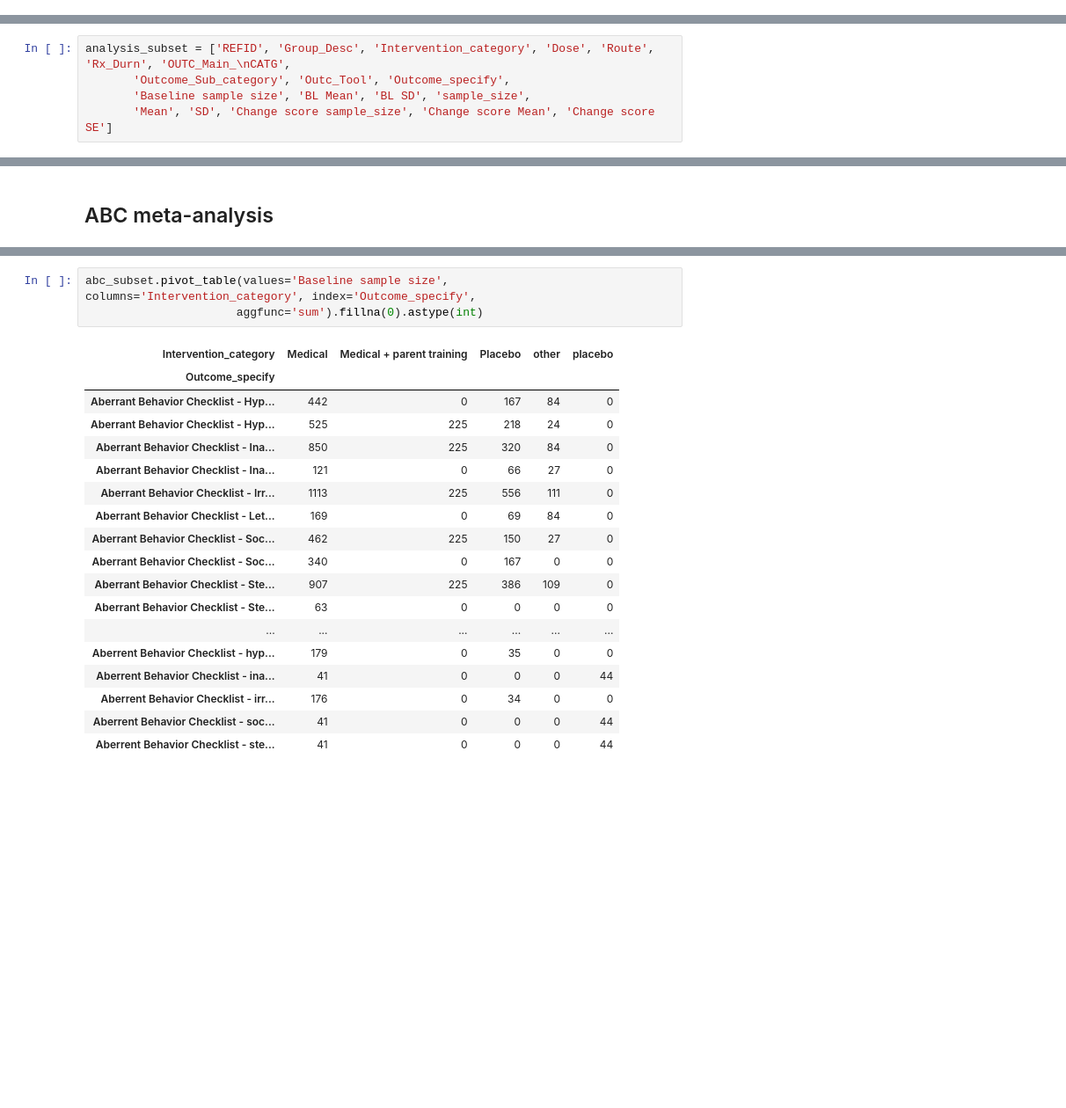
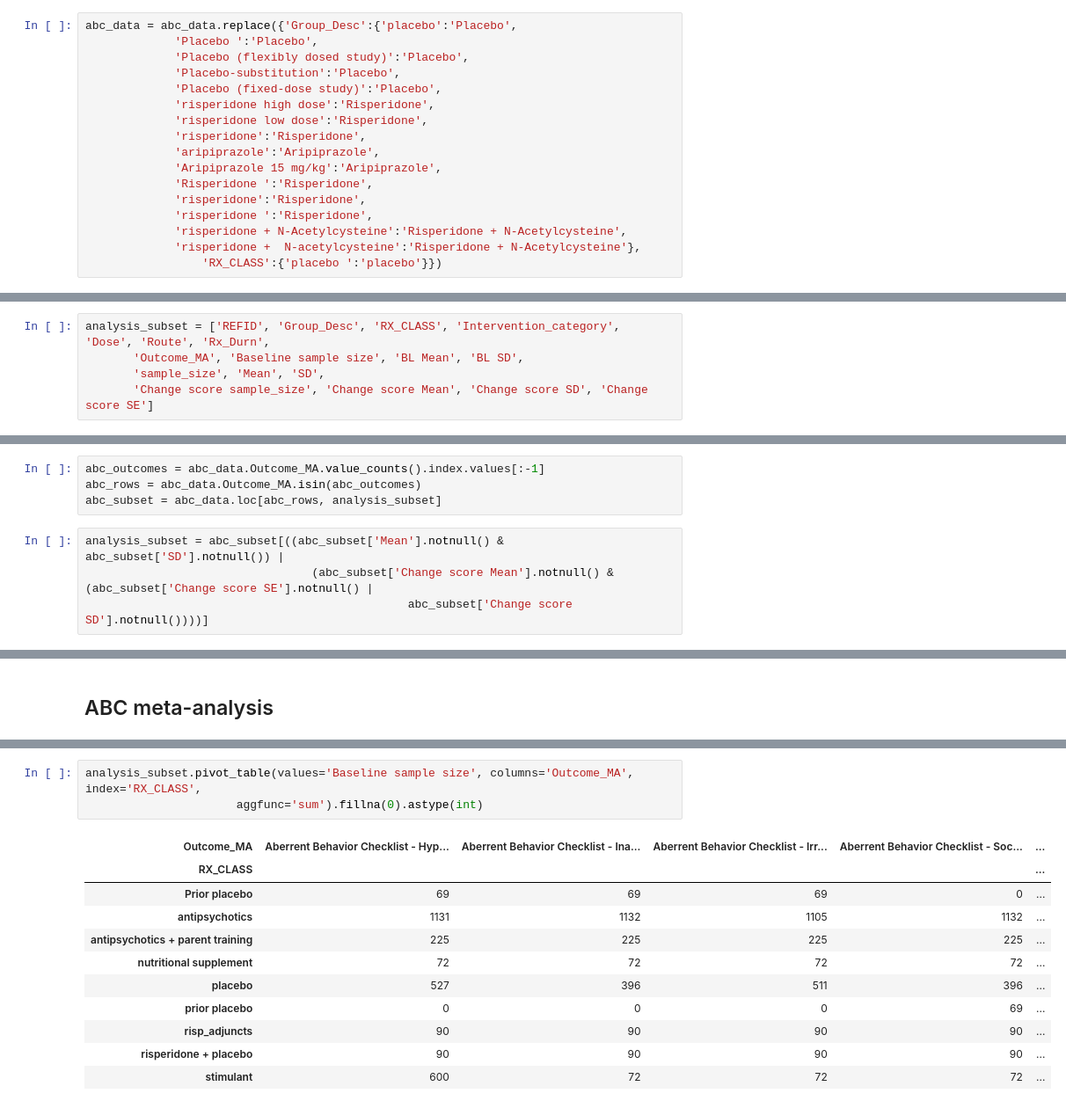
Before and after one commit to fonnesbeck/ASD_CER_Update, a Jupyter notebook: ASD CER Meta-analysis.ipynb, the cells around one changed output, grey strips where cells are left out. Shown at 88% size. Cells and saved outputs as stored; diff of their text form; blank space fills up the shorter version.

Commit message:
Data cleanup

```diff
--- a/ASD CER Meta-analysis.ipynb
+++ b/ASD CER Meta-analysis.ipynb
@@ -103,7 +138,24 @@ antipsychotic_data.head()
+# %%
+abc_data = abc_data.replace({'Group_Desc':{'placebo':'Placebo',
+             'Placebo ':'Placebo',
+             'Placebo (flexibly dosed study)':'Placebo',
+             'Placebo-substitution':'Placebo',
+             'Placebo (fixed-dose study)':'Placebo',
+             'risperidone high dose':'Risperidone',
+             'risperidone low dose':'Risperidone',
+             'risperidone':'Risperidone',
+             'aripiprazole':'Aripiprazole',
+             'Aripiprazole 15 mg/kg':'Aripiprazole',
+             'Risperidone ':'Risperidone',
+             'risperidone':'Risperidone',
+             'risperidone ':'Risperidone',
+             'risperidone + N-Acetylcysteine':'Risperidone + N-Acetylcysteine',
+             'risperidone +  N-acetylcysteine':'Risperidone + N-Acetylcysteine'},
+                 'RX_CLASS':{'placebo ':'placebo'}})
 # %% [markdown]
 Extract columns and rows of interest
 # %%
-analysis_subset = ['REFID', 'Group_Desc', 'Intervention_category', 'Dose', 'Route', 'Rx_Durn', 'OUTC_Main_\nCATG',
-       'Outcome_Sub_category', 'Outc_Tool', 'Outcome_specify',
-       'Baseline sample size', 'BL Mean', 'BL SD', 'sample_size',
-       'Mean', 'SD', 'Change score sample_size', 'Change score Mean', 'Change score SE']
+analysis_subset = ['REFID', 'Group_Desc', 'RX_CLASS', 'Intervention_category', 'Dose', 'Route', 'Rx_Durn',
+       'Outcome_MA', 'Baseline sample size', 'BL Mean', 'BL SD',
+       'sample_size', 'Mean', 'SD',
+       'Change score sample_size', 'Change score Mean', 'Change score SD', 'Change score SE']
@@ -114,0 +162,8 @@ abc_subset = antipsychotic_data.loc[antipsychotic_data.Outc_Tool=='Aberrant Beha
+# %%
+abc_outcomes = abc_data.Outcome_MA.value_counts().index.values[:-1]
+abc_rows = abc_data.Outcome_MA.isin(abc_outcomes)
+abc_subset = abc_data.loc[abc_rows, analysis_subset]
+# %%
+analysis_subset = abc_subset[((abc_subset['Mean'].notnull() & abc_subset['SD'].notnull()) |
+                                 (abc_subset['Change score Mean'].notnull() & (abc_subset['Change score SE'].notnull() |
+                                               abc_subset['Change score SD'].notnull())))]
@@ -167,22 +220,15 @@ pd.pivot_table?
 # %%
-abc_subset.pivot_table(values='Baseline sample size', columns='Intervention_category', index='Outcome_specify',
+analysis_subset.pivot_table(values='Baseline sample size', columns='Outcome_MA', index='RX_CLASS',
                       aggfunc='sum').fillna(0).astype(int)
 # %% [output]
-| Intervention_category | Medical | Medical + parent training | Placebo | other | placebo |
-| Outcome_specify |  |  |  |  |  |
-| Aberrant Behavior Checklist - Hyp... | 442 | 0 | 167 | 84 | 0 |
-| Aberrant Behavior Checklist - Hyp... | 525 | 225 | 218 | 24 | 0 |
-| Aberrant Behavior Checklist - Ina... | 850 | 225 | 320 | 84 | 0 |
-| Aberrant Behavior Checklist - Ina... | 121 | 0 | 66 | 27 | 0 |
-| Aberrant Behavior Checklist - Irr... | 1113 | 225 | 556 | 111 | 0 |
-| Aberrant Behavior Checklist - Let... | 169 | 0 | 69 | 84 | 0 |
-| Aberrant Behavior Checklist - Soc... | 462 | 225 | 150 | 27 | 0 |
-| Aberrant Behavior Checklist - Soc... | 340 | 0 | 167 | 0 | 0 |
-| Aberrant Behavior Checklist - Ste... | 907 | 225 | 386 | 109 | 0 |
-| Aberrant Behavior Checklist - Ste... | 63 | 0 | 0 | 0 | 0 |
-| ... | ... | ... | ... | ... | ... |
-| Aberrent Behavior Checklist - hyp... | 179 | 0 | 35 | 0 | 0 |
-| Aberrent Behavior Checklist - ina... | 41 | 0 | 0 | 0 | 44 |
-| Aberrent Behavior Checklist - irr... | 176 | 0 | 34 | 0 | 0 |
-| Aberrent Behavior Checklist - soc... | 41 | 0 | 0 | 0 | 44 |
-| Aberrent Behavior Checklist - ste... | 41 | 0 | 0 | 0 | 44 |
+| Outcome_MA | Aberrent Behavior Checklist - Hyp... | Aberrent Behavior Checklist - Ina... | Aberrent Behavior Checklist - Irr... | Aberrent Behavior Checklist - Soc... | ... |
+| RX_CLASS |  |  |  |  | ... |
+| Prior placebo | 69 | 69 | 69 | 0 | ... |
+| antipsychotics | 1131 | 1132 | 1105 | 1132 | ... |
+| antipsychotics + parent training | 225 | 225 | 225 | 225 | ... |
+| nutritional supplement | 72 | 72 | 72 | 72 | ... |
+| placebo | 527 | 396 | 511 | 396 | ... |
+| prior placebo | 0 | 0 | 0 | 69 | ... |
+| risp_adjuncts | 90 | 90 | 90 | 90 | ... |
+| risperidone + placebo | 90 | 90 | 90 | 90 | ... |
+| stimulant | 600 | 72 | 72 | 72 | ... |
```
Also changed, not shown: parts of 21 cells of this notebook, 3 other files.
